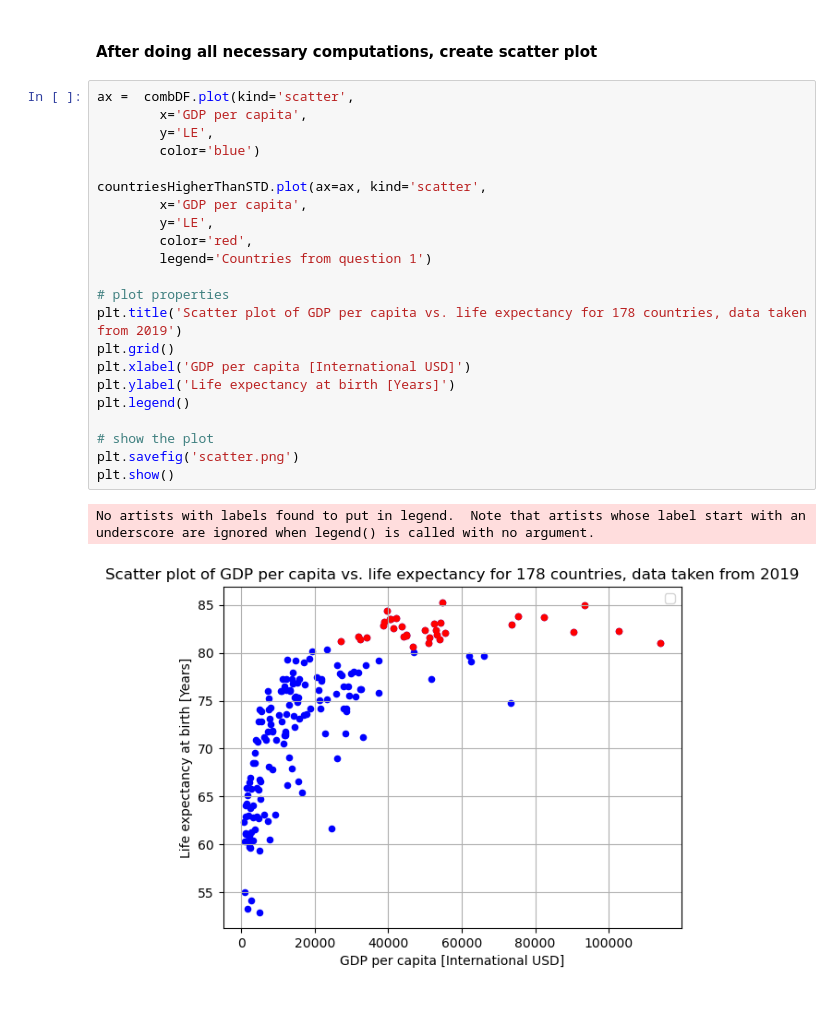
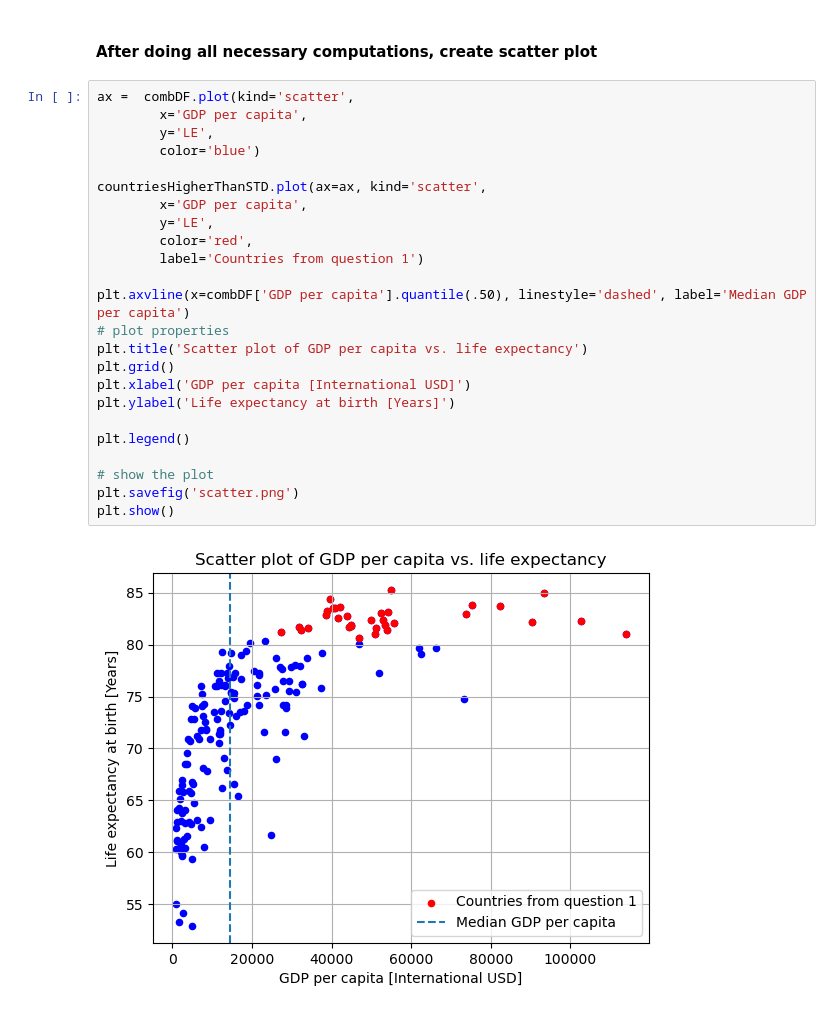
Before and after one commit to holmgren777/dat565_assignments, a Jupyter notebook: Assignment 1/assignment-1.ipynb, the cells around one changed output. Drawn from its saved outputs; the diff is of its cells as text.

Commit message:
More changes to question 2 and 3

```diff
--- a/Assignment 1/assignment-1.ipynb
+++ b/Assignment 1/assignment-1.ipynb
@@ -88,25 +95,26 @@ df2
 # %%
 ax =  combDF.plot(kind='scatter',
         x='GDP per capita',
         y='LE',
         color='blue')
 
 countriesHigherThanSTD.plot(ax=ax, kind='scatter',
         x='GDP per capita',
         y='LE',
         color='red',
-        legend='Countries from question 1')
+        label='Countries from question 1')
 
+plt.axvline(x=combDF['GDP per capita'].quantile(.50), linestyle='dashed', label='Median GDP per capita')
 # plot properties
-plt.title('Scatter plot of GDP per capita vs. life expectancy for 178 countries, data taken from 2019')
+plt.title('Scatter plot of GDP per capita vs. life expectancy')
 plt.grid()
 plt.xlabel('GDP per capita [International USD]')
 plt.ylabel('Life expectancy at birth [Years]')
+
 plt.legend()
 
 # show the plot
 plt.savefig('scatter.png')
 plt.show()
 # %% [output]
-No artists with labels found to put in legend.  Note that artists whose label start with an underscore are ignored when legend() is called with no argument.
-[figure, old version]
+[figure, new version]
```
Also changed, not shown: parts of 3 cells of this notebook, 1 other file.
